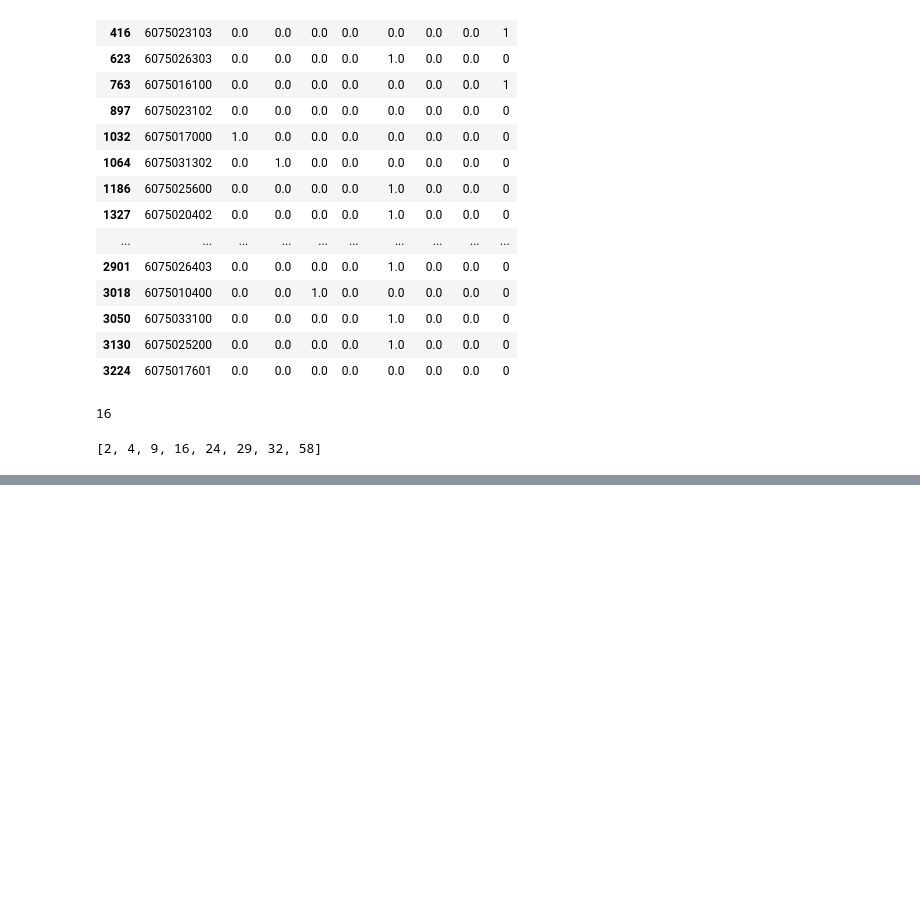
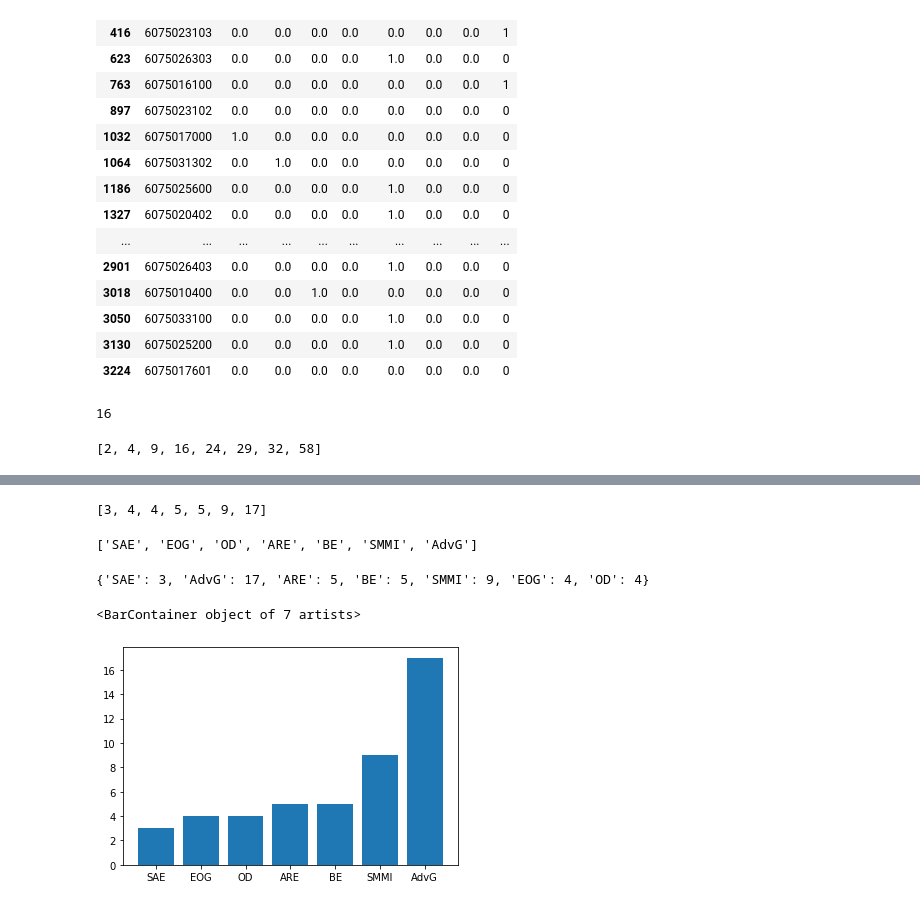
Before and after one commit to 18rberry/Operationalizing-Equity-Tiebreaker-in-SF, a Jupyter notebook: notebooks/EDA_Riya.ipynb, the cells around one changed output, grey strips where cells are left out. Drawn from its saved outputs; the diff is of its cells as text; code cells hidden in the pictures; blank space fills up the shorter version.

```diff
--- a/notebooks/EDA_Riya.ipynb
+++ b/notebooks/EDA_Riya.ipynb
@@ -371,0 +392,24 @@ plt.bar(["SAE", "AdvG", "ARE", "BE", "SMMI", "ARG", "EOG", "OD"], frequencies)
+# %%
+new_frequencies = {}
+for col in ctip1_df.columns:
+    if col != "GEOID":
+        new_frequencies[col] = ctip1_df[col].value_counts()[1]
+
+col_names = sorted(new_frequencies, key=new_frequencies.get)
+frequency_list = sorted(new_frequencies.values())
+frequency_list
+# %% [output]
+[3, 4, 4, 5, 5, 9, 17]
+# %%
+col_names
+# %% [output]
+['SAE', 'EOG', 'OD', 'ARE', 'BE', 'SMMI', 'AdvG']
+# %%
+new_frequencies
+# %% [output]
+{'SAE': 3, 'AdvG': 17, 'ARE': 5, 'BE': 5, 'SMMI': 9, 'EOG': 4, 'OD': 4}
+# %%
+plt.bar(col_names, frequency_list)
+# %% [output]
+<BarContainer object of 7 artists>
+[figure, added]
```
Also changed, not shown: parts of 9 cells of this notebook.
